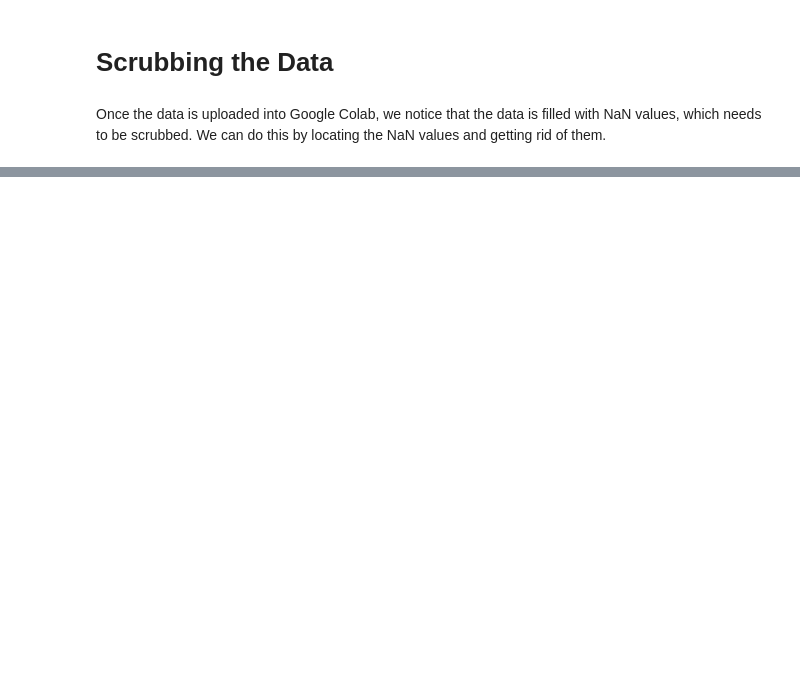
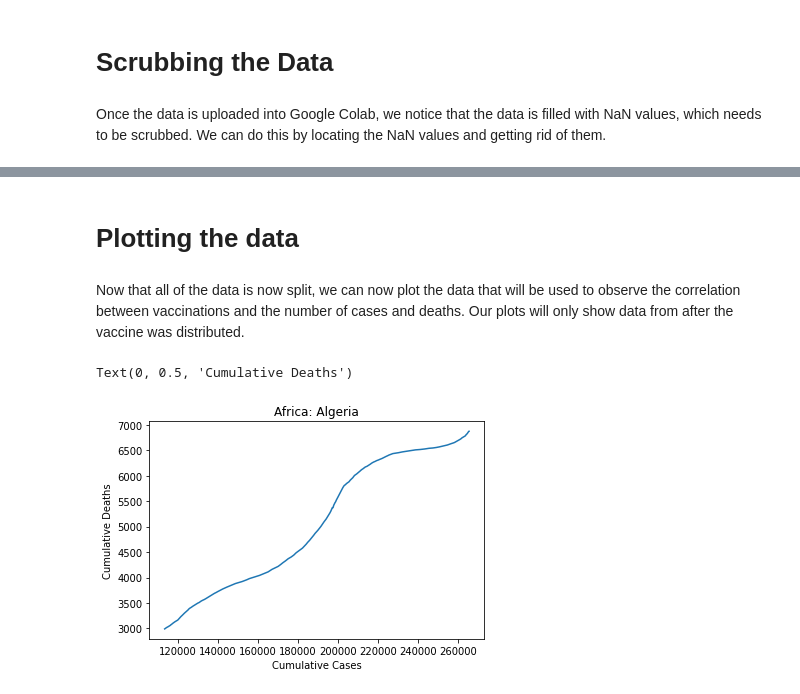
Before and after one commit to daralynw/ds110_final_project_spring_2022, a Jupyter notebook: Final_Project_Draft.ipynb, the cells around one changed output, grey strips where cells are left out. Cells and saved outputs as stored; diff of their text form; code cells hidden in the pictures; blank space fills up the shorter version.

```diff
--- a/Final_Project_Draft.ipynb
+++ b/Final_Project_Draft.ipynb
@@ -31,5 +31,5 @@ Saving country_GDP.csv to country_GDP (1).csv
 # %%
-df_cd = pd.read_csv('cumulative_cd.csv', index_col='Date_reported')
+df_cd = pd.read_csv('Covid_cases_and_deaths.csv')
 df_v = pd.read_csv('covid_vaccinations.csv', index_col='COUNTRY')
 df_gdp = pd.read_csv('country_GDP.csv', index_col='Country or Area')
 # %% [markdown]
@@ -74,0 +68,9 @@ df_gdp.head()
+# %%
+#these points are AFTER the vaccine was released to all countries
+algeria_aftervac = df_cd.iloc[range(2075,2474)]
+usa_aftervac = df_cd.iloc[range(186875,187275)]
+germany_aftervac = df_cd.iloc[range(64775,65175)]
+china_aftervac = df_cd.iloc[range(35075,35475)]
+australia_aftervac = df_cd.iloc[range(9500,9900)]
+canada_aftervac = df_cd.iloc[range(30950,31350)]
+brazil_aftervac = df_cd.iloc[range(23525,23925)]
@@ -74,0 +87,20 @@ df_gdp.head()
+# %% [markdown]
+# Plotting the data
+# %% [markdown]
+Now that all of the data is now split, we can now plot the data that will be used to observe the correlation between vaccinations and the number of cases and deaths. Our plots will only show data from after the vaccine was distributed.
+# %%
+ #comparing vaccinations and deaths
+ #first step is to look at the relationship between cases and deaths
+ #the x values are the cases and the y values are the deaths
+ #graph for algeria's cases and deaths
+ x_algeria = list(algeria_aftervac.loc[:,'Cumulative_cases'])
+ y1 = list(algeria_aftervac.loc[:,'Cumulative_deaths'])
+ plt.plot(x_algeria,y1)
+
+
+plt.title('Africa: Algeria')
+plt.xlabel('Cumulative Cases')
+plt.ylabel('Cumulative Deaths')
+# %% [output]
+Text(0, 0.5, 'Cumulative Deaths')
+[figure, added]
```
Also changed, not shown: parts of 46 cells of this notebook.
